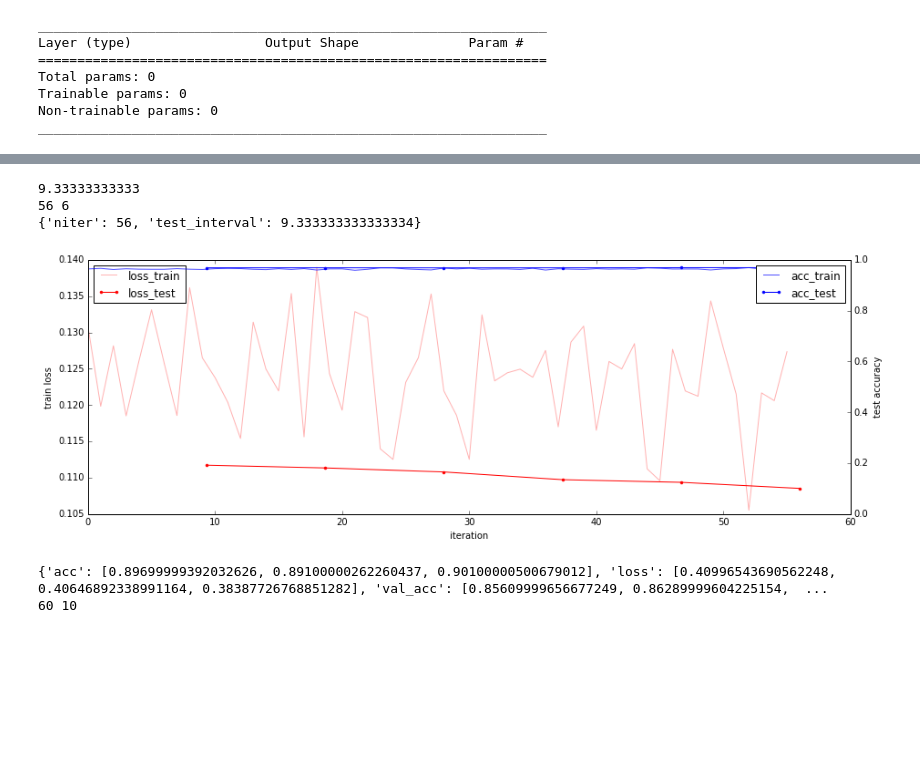
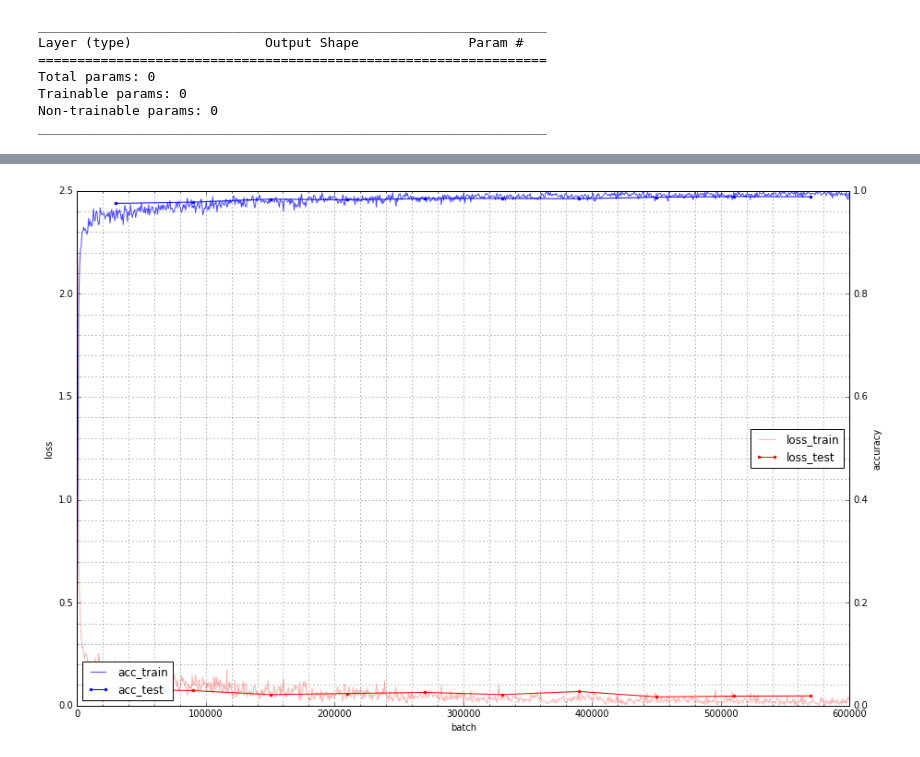
Before and after one commit to pyotr777/keras_tut, a Jupyter notebook: tutorials/Keras MNIST tutorial.ipynb, the cells around one changed output, grey strips where cells are left out. Cells and saved outputs as stored; diff of their text form; code cells hidden in the pictures; blank space fills up the shorter version.

Commit message:
Better results with Adam. Loss/acc visualisation fixed.

```diff
--- a/tutorials/Keras MNIST tutorial.ipynb
+++ b/tutorials/Keras MNIST tutorial.ipynb
@@ -165,4 +175,4 @@ _________________________________________________________________
 adm = optimizers.Adam(lr=0.01, decay=0.0005)
 sgd = optimizers.SGD(lr=0.01, momentum=0.09, decay=0.0005, nesterov=False)
 model.compile(loss='categorical_crossentropy',
-              optimizer=sgd, metrics=['accuracy'])
+              optimizer=adm, metrics=['accuracy'])
@@ -210,8 +240,8 @@ class BatchHistory(callbacks.Callback):
 # %%
 samples = 60000 # batches to see in one epoch
-batch_train_history = NBatchLogger(display=100)
+batch_train_history = NBatchLogger(display=10)
 print "using "+str(samples)+" samples"
 history = model.fit(X_train[:samples], Y_train[:samples], validation_data=(X_test,Y_test), \
-                      batch_size=64, epochs=6, verbose=0, callbacks=[batch_train_history])
+                      batch_size=64, epochs=10, verbose=0, callbacks=[batch_train_history])
 # %% [output]
 using 60000 samples
@@ -234,43 +258,27 @@ using 60000 samples
 # %%
-def plot_loss_accuracy(train_loss, test_loss, train_acc, test_acc, train_pars) :
-    niter = train_pars['niter']
-    test_interval = train_pars['test_interval']
-    fig = plt.figure(figsize=(15, 5))
+def plot_loss_accuracy(train_loss, test_loss, train_acc, test_acc, test_points, validation_points) :
+    fig = plt.figure(figsize=(15, 10))
     ax1 = fig.add_subplot(111)
     ax2 = ax1.twinx()
-    ax1.plot(arange(niter), train_loss, 'r-',label= "loss_train",alpha=0.3)
-    ax1.plot(test_interval+test_interval * arange(len(test_acc)), test_loss, 'r.-',label= "loss_test")
-    ax2.plot(arange(niter), train_acc, 'b-',label= "acc_train",alpha=0.7)
-    ax2.plot(test_interval+test_interval * arange(len(test_acc)), test_acc, 'b.-',label= "acc_test")
-    #ax1.set_ylim([0,9])
-    ax1.set_xlabel('iteration')
-    ax1.set_ylabel('train loss')
-    ax2.set_ylabel('test accuracy')
+    ax1.plot(test_points, train_loss, 'r-',label= "loss_train",alpha=0.3)
+    ax1.plot(validation_points, test_loss, 'r.-',label= "loss_test")
+    ax2.plot(test_points, train_acc, 'b-',label= "acc_train",alpha=0.7)
+    ax2.plot(validation_points, test_acc, 'b.-',label= "acc_test")
+    ax1.set_ylim([0,2.5])
+    ax1.set_xlabel('batch')
+    ax1.set_ylabel('loss')
+    ax2.set_ylabel('accuracy')
 
     ax2.set_ylim([0,1])
-    ax1.legend(loc='upper left')
-    ax2.legend(loc='upper right')
+    ax1.legend(loc='center right')
+    ax2.legend(loc='best')
+    ax1.minorticks_on()
+    ax1.grid(which="both")
-# %%
-from __future__ import division
-test_interv = batch_train_history.log_points / len(history.history['val_acc'])
-print test_interv
-train_pars={'niter':batch_train_history.log_points, 'test_interval': test_interv}
-print batch_train_history.log_points, len(history.history['val_acc'])
-print train_pars
-plot_loss_accuracy(batch_train_history.loss_train, history.history['val_loss'], \
-                   batch_train_history.acc_train,  history.history['val_acc'],  train_pars)
-# %% [output]
-9.33333333333
-56 6
-{'niter': 56, 'test_interval': 9.333333333333334}
-[figure, removed]
-# %%
-print history.history
-print  batch_train_history.log_points, \
-    batch_train_history.display
-# %% [output]
-{'acc': [0.89699999392032626, 0.89100000262260437, 0.90100000500679012], 'loss': [0.40996543690562248, 0.40646892338991164, 0.38387726768851282], 'val_acc': [0.85609999656677249, 0.86289999604225154,  ...
-60 10
+# %%
+plot_loss_accuracy(batch_train_history.loss_train, history.history['val_loss'], \
+                   batch_train_history.acc_train,  history.history['val_acc'], batch_train_history.samples, batch_train_history.epoch_samples )
+# %% [output]
+[figure, added]
 # %%
 # summarize history for accuracy
 plt.plot(history.history['acc'])
```
Also changed, not shown: parts of 19 cells of this notebook.
